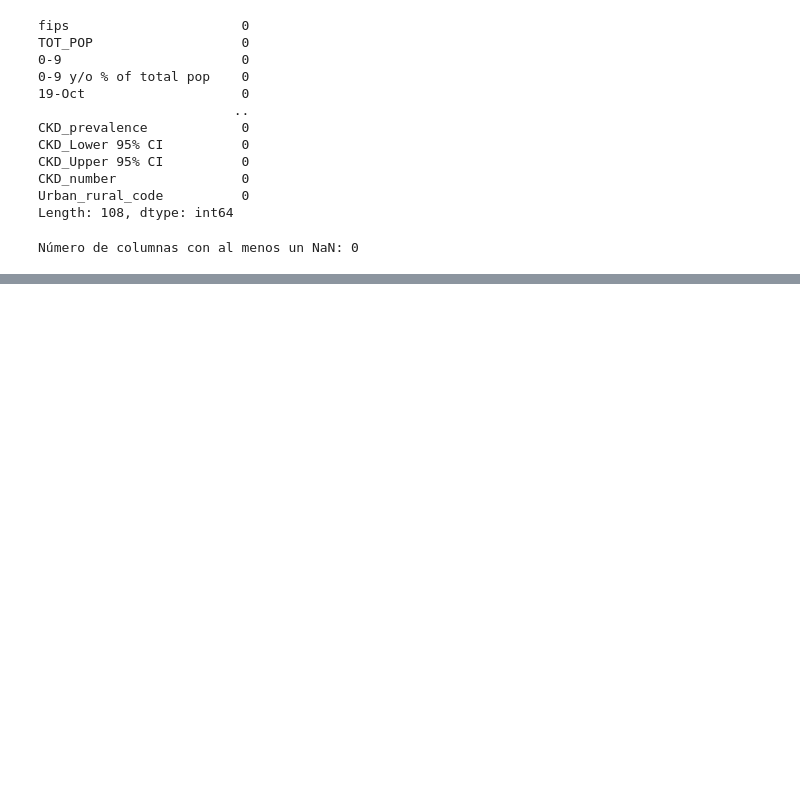
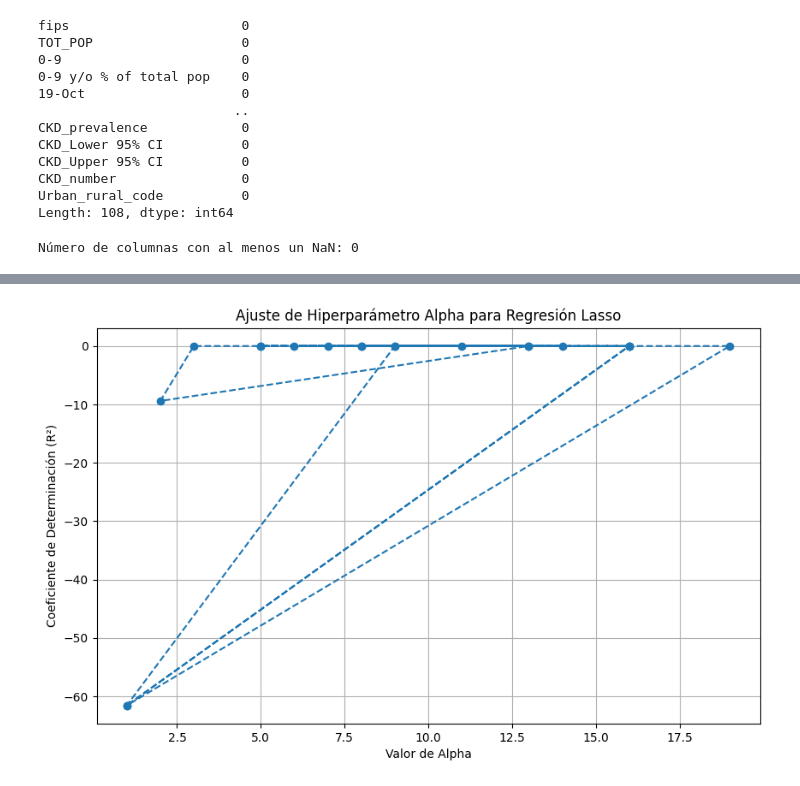
Before and after one commit to 4GeeksAcademy/Proyecto-regresion-lineal-regularizada-Jorge3127, a Jupyter notebook: src/explore.ipynb, the cells around one changed output, grey strips where cells are left out. Saved outputs shown, nothing was run; the diff lists cells and outputs as text; code cells hidden in the pictures; blank space fills up the shorter version.

```diff
--- a/src/explore.ipynb
+++ b/src/explore.ipynb
@@ -169,0 +413,20 @@ plt.show()
+# %%
+print("REGRESION LINEAL SIN PARAMETROS\n")
+# modelo
+reg_lin = LinearRegression()
+
+# entrenamiento
+reg_lin.fit(X_train_final, y_train)
+
+# predicción
+y_pred = reg_lin.predict(X_test_final)
+y_pred
+
+# metricas
+mse_rl_sin_parametros = mean_squared_error(y_test, y_pred)
+rmse_rl_sin_parametros = np.sqrt(mse_rl_sin_parametros)
+r2_rl_sin_parametros = r2_score(y_test, y_pred)
+
+print("ERROR CUADRATICO MEDIO (MSE) ES: ", mse_rl_sin_parametros)
+print("ERROR CUADRATICO MEDIO DE LA RAIZ (RMSE) ES: ", rmse_rl_sin_parametros)
+print("COEFICIENTE DE DETERMINACION (R2) ES: ", (r2_rl_sin_parametros*100))
@@ -169,0 +507,27 @@ plt.show()
+# %%
+
+
+# Lista de valores aleatorios de alpha entre 1 y 20
+alphas = np.random.randint(1, 21, size=20)
+
+# Lista para almacenar los valores de R²
+r2_values = []
+
+# Ajustar el modelo para cada valor de alpha y calcular R²
+for alpha in alphas:
+    reg_lasso = Lasso(alpha=alpha, max_iter=8000)
+    reg_lasso.fit(X_train_final, y_train)
+    y_pred = reg_lasso.predict(X_test)
+    r2_l1_alphas = r2_score(y_test, y_pred)
+    r2_values.append(r2_l1_alphas)
+
+# Graficar los resultados
+plt.figure(figsize=(10, 6))
+plt.plot(alphas, r2_values, marker='o', linestyle='--')
+plt.title('Ajuste de Hiperparámetro Alpha para Regresión Lasso')
+plt.xlabel('Valor de Alpha')
+plt.ylabel('Coeficiente de Determinación (R²)')
+plt.grid(True)
+plt.show()
+# %% [output]
+[figure, added]
```
Also changed, not shown: parts of 20 cells of this notebook.
